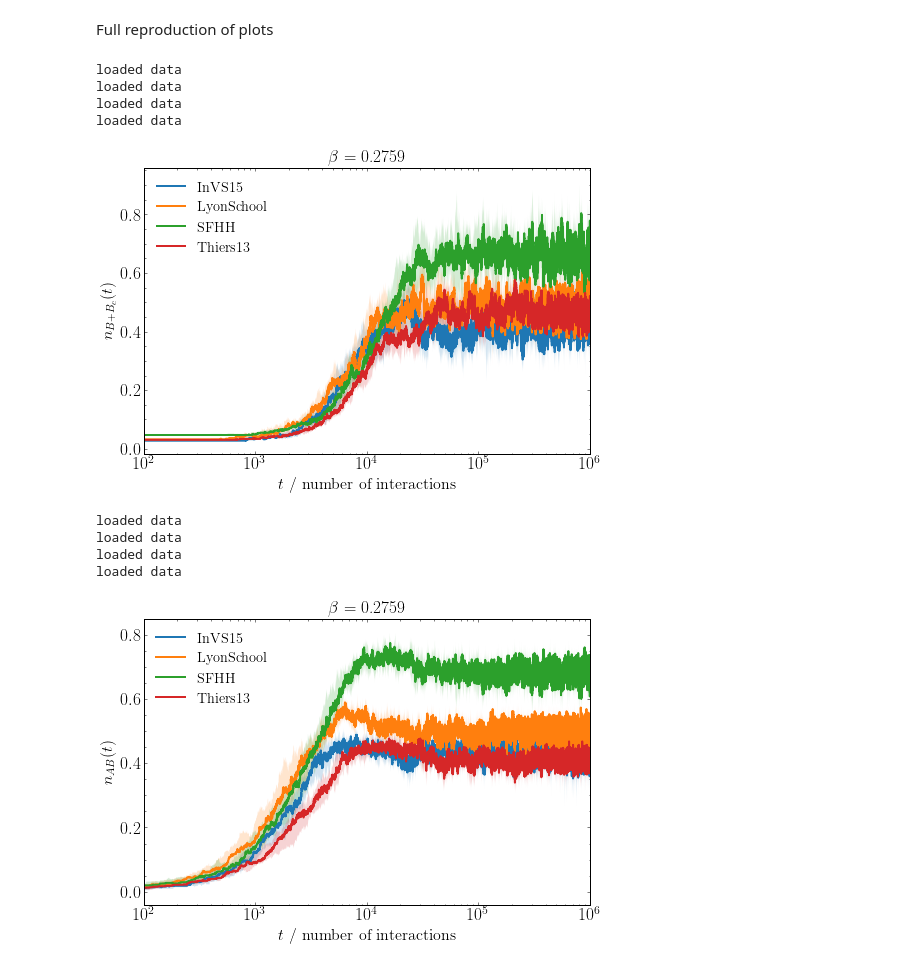
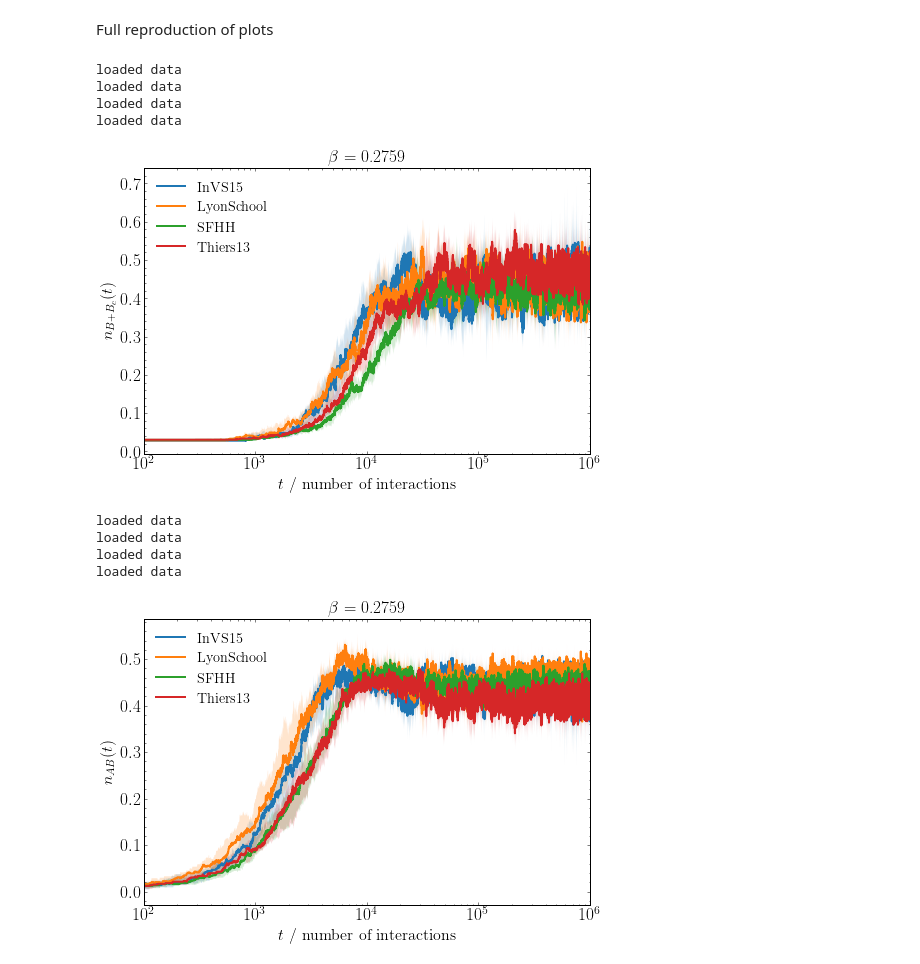
Before and after one commit to tomcjackc/higher-order-social-dynamics, a Jupyter notebook: higher order ng code/fig_2.ipynb, the cells around one changed output. Saved outputs shown, nothing was run; the diff lists cells and outputs as text; code cells hidden in the pictures.

```diff
--- a/higher order ng code/fig_2.ipynb
+++ b/higher order ng code/fig_2.ipynb
@@ -80,19 +80,24 @@ loaded data
 # %% [markdown]
 Produces multiple logarithmic plots of individual ensemble experiments
 # %%
-social_structures = {'InVS15':217, 'LyonSchool':218, 'SFHH':255, 'Thiers13':327}
+social_structures = {'InVS15':0, 'LyonSchool':0, 'SFHH':0, 'Thiers13':0}
 
 for social_structure in list(social_structures.keys())[1:2]:
     fname = f'{social_structure}_{prop_committed}_{beta_non_committed}_{beta_committed}_{run_length}_{ensemble_size}'
-    N = social_structures[social_structure]
 
-    data = genfromtxt(f'../outputs/{fname}.csv', delimiter=',')/N
+    data = genfromtxt(f'../outputs/{fname}.csv', delimiter=',')
 
     print('loaded data')
 
     A_data = data[0::3,:]
     B_data = data[1::3,:]
     AB_data = data[2::3,:]
+
+    N = A_data[0,0]+B_data[0,0]+AB_data[0,0]
+
+    A_data = A_data/N
+    B_data = B_data/N
+    AB_data = AB_data/N
 
     A_data_av = np.median(A_data, axis=0)
     A_data_25 = np.percentile(A_data, 25, axis=0)
@@ -126,15 +130,20 @@ loaded data
 # %% [markdown]
 Full reproduction of plots
 # %%
-social_structures = {'InVS15':217, 'LyonSchool':218, 'SFHH':255, 'Thiers13':327}
+social_structures = {'InVS15':0, 'LyonSchool':0, 'SFHH':0, 'Thiers13':0}
 
 for social_structure in social_structures:
     fname = f'{social_structure}_{prop_committed}_{beta_non_committed}_{beta_committed}_{run_length}_{ensemble_size}'
-    N = social_structures[social_structure]
-    data = genfromtxt(f'../outputs/{fname}.csv', delimiter=',')/N
+    data = genfromtxt(f'../outputs/{fname}.csv', delimiter=',')
 
     print('loaded data')
+    A_data = data[0::3,:]
     B_data = data[1::3,:]
+    AB_data = data[2::3,:]
+
+    N = A_data[0,0]+B_data[0,0]+AB_data[0,0]
+
+    B_data = B_data/N
 
     B_data_av = np.median(B_data, axis=0)
     B_data_25 = np.percentile(B_data, 25, axis=0)
@@ -164,34 +173,40 @@ for social_structure in social_structures:
     data = genfromtxt(f'../outputs/{fname}.csv', delimiter=',')/N
 
     print('loaded data')
+    A_data = data[0::3,:]
+    B_data = data[1::3,:]
     AB_data = data[2::3,:]
+
+    N = A_data[0,0]+B_data[0,0]+AB_data[0,0]
+
+    AB_data = AB_data/N
 
     AB_data_av = np.median(AB_data, axis=0)
     AB_data_25 = np.percentile(AB_data, 25, axis=0)
     AB_data_75 = np.percentile(AB_data, 75, axis=0)
     t = np.linspace(0, run_length, num=run_length+1, endpoint=True)
 
     plt.plot(t, AB_data_av, label = social_structure)
     plt.fill_between(t, y1=AB_data_25, y2=AB_data_75, alpha=0.2)
 
     plt.xlabel('$t$ / number of interactions', fontsize=16)
     plt.ylabel(r'$n_{AB}(t)$', fontsize=16)
 
 fname = f'allstructures_{prop_committed}_{beta_non_committed}_{beta_committed}_{run_length}_{ensemble_size}'
 plt.legend()
 plt.xscale('log')
 plt.xlim((1e2, 1e6))
 plt.title(r'$\beta$' + f' = {beta_non_committed}')
 plt.savefig(f'../figures/{fname}_AB_logtime.pdf')
 plt.show()
 # %% [output]
 loaded data
 loaded data
 loaded data
 loaded data
-[figure, old version]
+[figure, new version]
 loaded data
 loaded data
 loaded data
 loaded data
-[figure, old version]
+[figure, new version]
```
Also changed, not shown: parts of 1 cell of this notebook, 6 other files.
